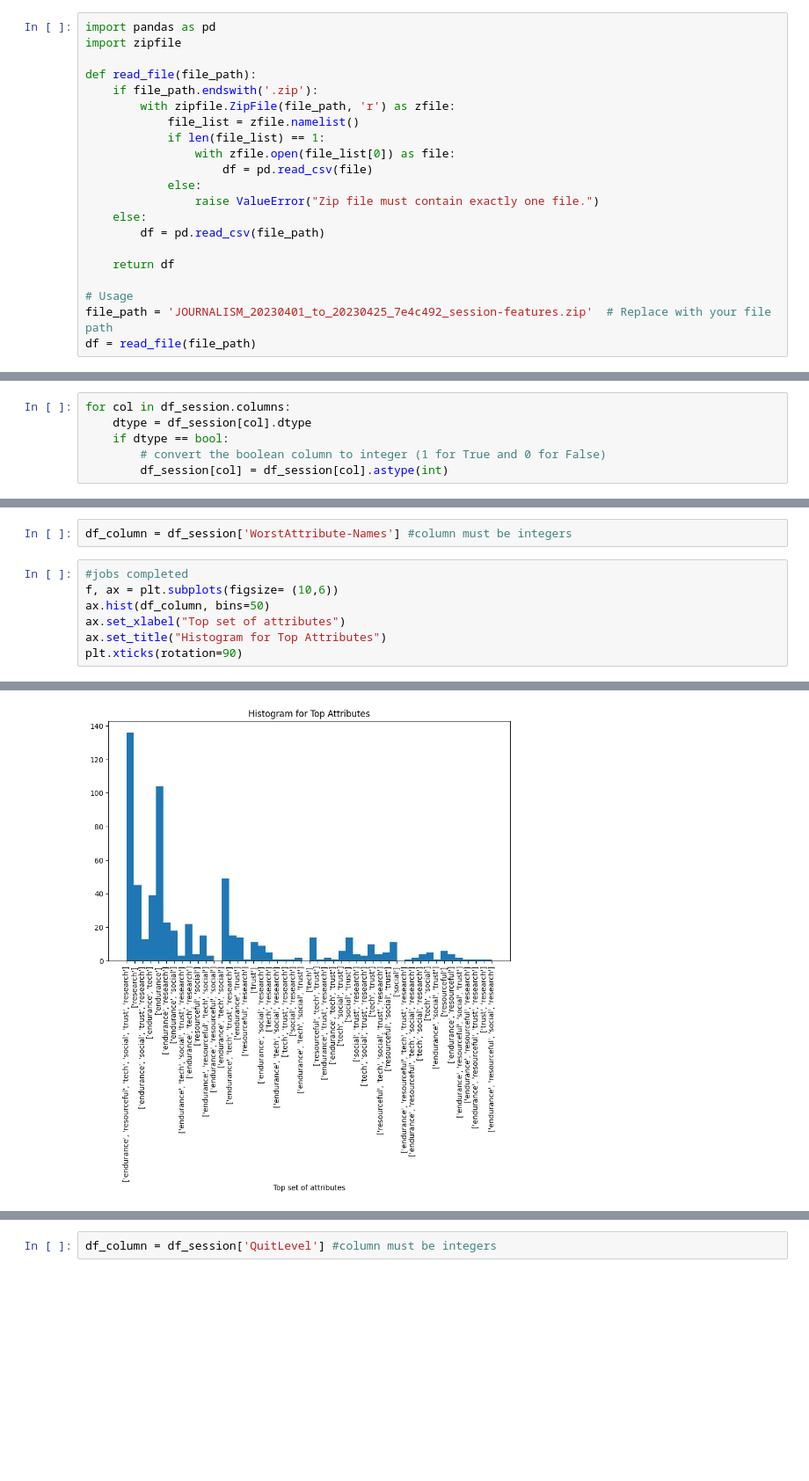
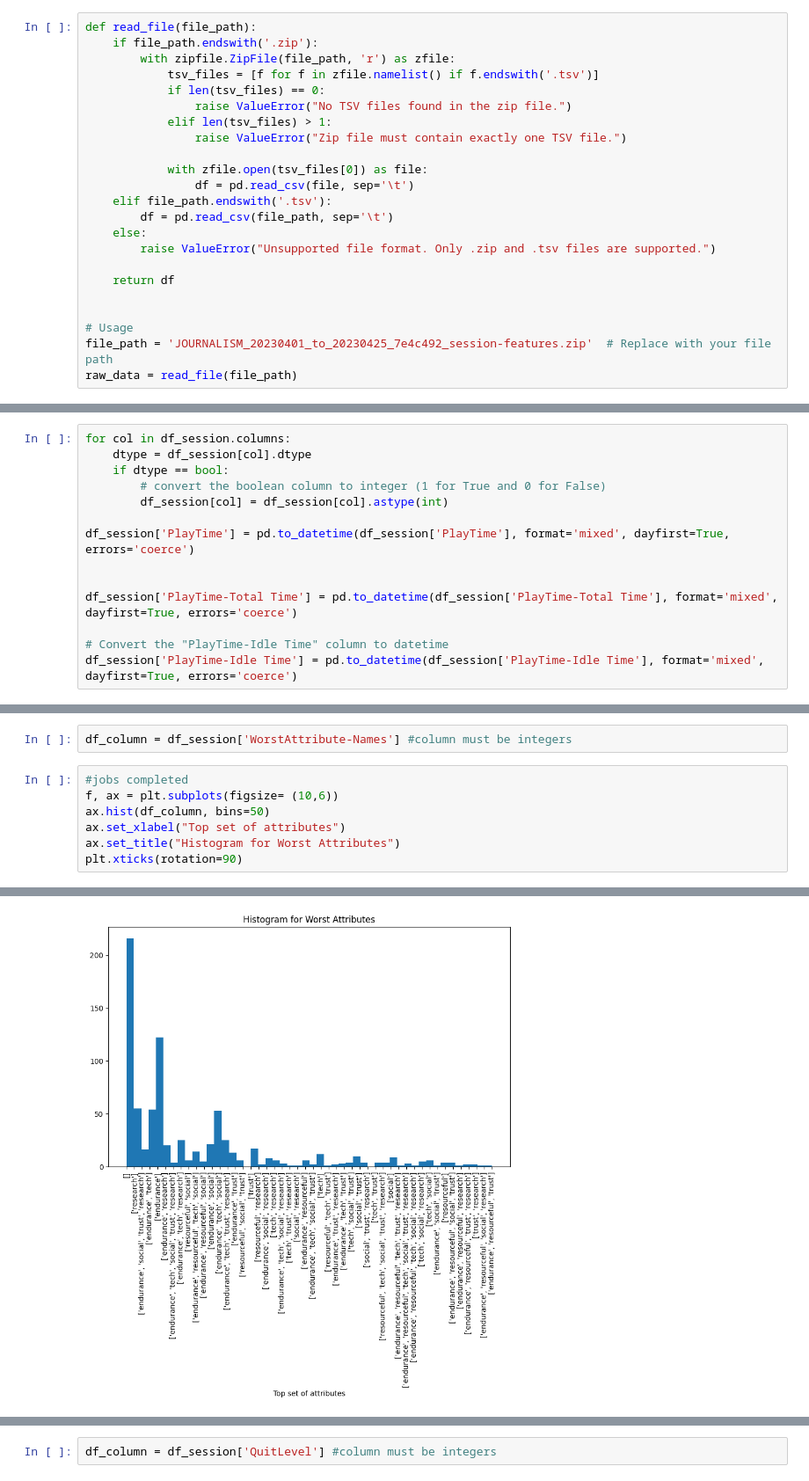
Before and after one commit to opengamedata/opengamedata-samples, a Jupyter notebook: JOURNALISM/templates/Journalism_template_players.ipynb, the cells around one changed output, grey strips where cells are left out. Shown at 88% size. Saved outputs shown, nothing was run; the diff lists cells and outputs as text; blank space fills up the shorter version.

Commit message:
work on time

```diff
--- a/JOURNALISM/templates/Journalism_template_players.ipynb
+++ b/JOURNALISM/templates/Journalism_template_players.ipynb
@@ -42,23 +38,25 @@ if not survey_path.is_file():
     !unzip ./{zipname} -d {dataset_name}
 raw_data = pd.read_csv(survey_path, sep='\t')
 # %%
-import pandas as pd
-import zipfile
-
 def read_file(file_path):
     if file_path.endswith('.zip'):
         with zipfile.ZipFile(file_path, 'r') as zfile:
-            file_list = zfile.namelist()
-            if len(file_list) == 1:
-                with zfile.open(file_list[0]) as file:
-                    df = pd.read_csv(file)
-            else:
-                raise ValueError("Zip file must contain exactly one file.")
+            tsv_files = [f for f in zfile.namelist() if f.endswith('.tsv')]
+            if len(tsv_files) == 0:
+                raise ValueError("No TSV files found in the zip file.")
+            elif len(tsv_files) > 1:
+                raise ValueError("Zip file must contain exactly one TSV file.")
+
+            with zfile.open(tsv_files[0]) as file:
+                df = pd.read_csv(file, sep='\t')
+    elif file_path.endswith('.tsv'):
+        df = pd.read_csv(file_path, sep='\t')
     else:
-        df = pd.read_csv(file_path)
+        raise ValueError("Unsupported file format. Only .zip and .tsv files are supported.")
 
     return df
 
+
 # Usage
 file_path = 'JOURNALISM_20230401_to_20230425_7e4c492_session-features.zip'  # Replace with your file path
-df = read_file(file_path)
+raw_data = read_file(file_path)
@@ -140,6 +136,14 @@ for col in df_session.columns:
     if dtype == bool:
         # convert the boolean column to integer (1 for True and 0 for False)
         df_session[col] = df_session[col].astype(int)
+
+df_session['PlayTime'] = pd.to_datetime(df_session['PlayTime'], format='mixed', dayfirst=True, errors='coerce')
+
+
+df_session['PlayTime-Total Time'] = pd.to_datetime(df_session['PlayTime-Total Time'], format='mixed', dayfirst=True, errors='coerce')
+
+# Convert the "PlayTime-Idle Time" column to datetime
+df_session['PlayTime-Idle Time'] = pd.to_datetime(df_session['PlayTime-Idle Time'], format='mixed', dayfirst=True, errors='coerce')
 # %% [output]
 A value is trying to be set on a copy of a slice from a DataFrame.
 Try using .loc[row_indexer,col_indexer] = value instead
@@ -311,7 +306,7 @@ df_column = df_session['WorstAttribute-Names'] #column must be integers
 f, ax = plt.subplots(figsize= (10,6))
 ax.hist(df_column, bins=50)
 ax.set_xlabel("Top set of attributes")
-ax.set_title("Histogram for Top Attributes")
+ax.set_title("Histogram for Worst Attributes")
 plt.xticks(rotation=90)
 # %% [output]
 ([0,
@@ -334 +329 @@ plt.xticks(rotation=90)
-[figure, old version]
+[figure, new version]
```
Also changed, not shown: parts of 22 cells of this notebook.
